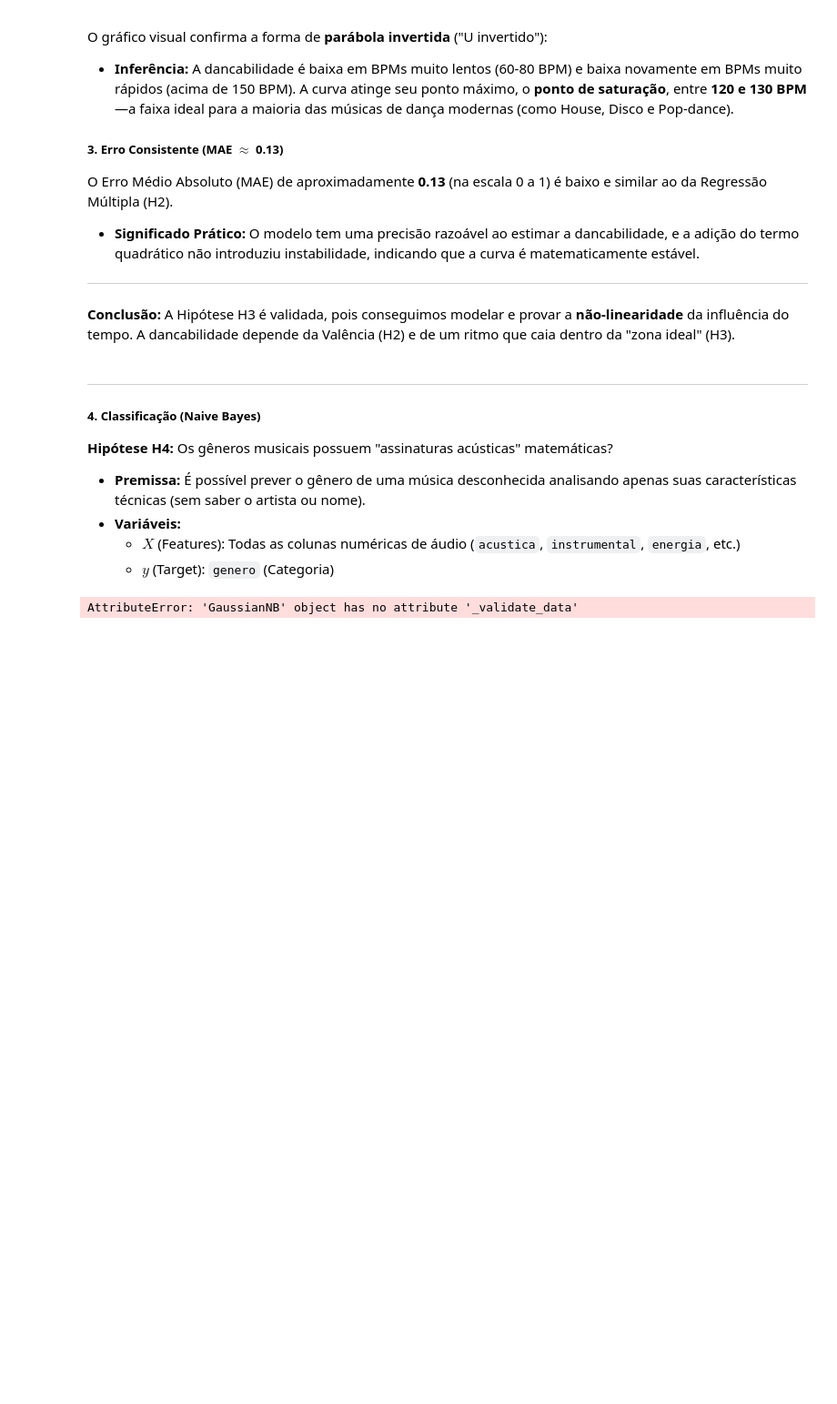
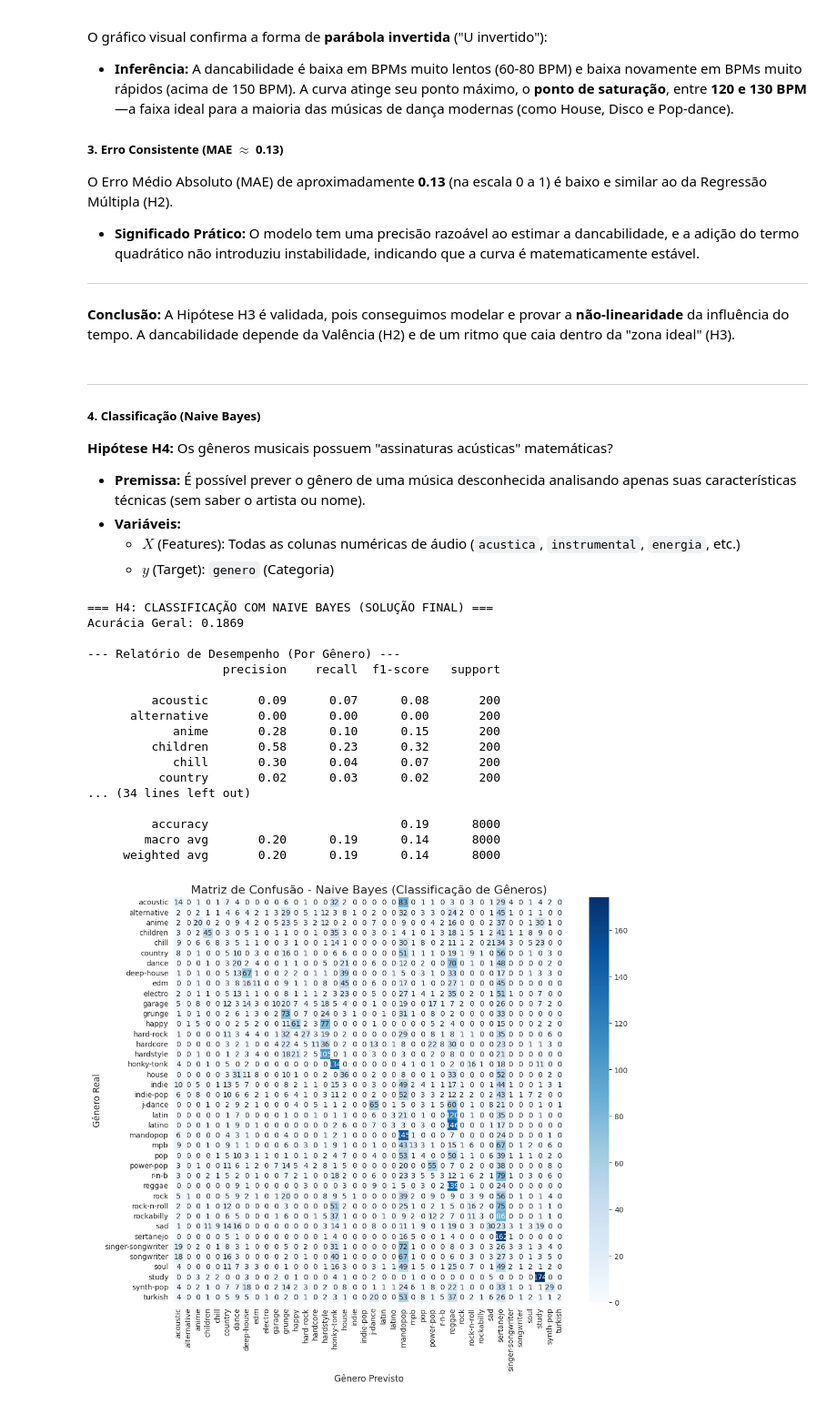
Before and after one commit to Lucca0404/RegressaoLinear, a Jupyter notebook: notebooks/02_regressao_linear.ipynb, the cells around one changed output. Shown at 91% size. Cells and saved outputs as stored; diff of their text form; code cells hidden in the pictures; blank space fills up the shorter version.

```diff
--- a/notebooks/02_regressao_linear.ipynb
+++ b/notebooks/02_regressao_linear.ipynb
@@ -480,7 +441,7 @@ O Erro Médio Absoluto (MAE) de aproximadamente **0.13** (na escala 0 a 1) é ba
 
 
 # 1. CARREGAMENTO E LIMPEZA DE DADOS
-df_clean = pd.read_csv('..\\data\\processed\\dataset_limpo.csv')
+df_clean = pd.read_csv('/content/RegressaoLinear/data/processed/dataset_limpo.csv')
 
 # 2. Seleção de Features e Alvo
 features = ['dancabilidade', 'energia', 'volume', 'falada',
@@ -510,31 +471,48 @@ X_train, X_test, y_train, y_test = train_test_split(
 scaler = StandardScaler()
 X_train_scaled = scaler.fit_transform(X_train)
 X_test_scaled = scaler.transform(X_test)
 
 # ==============================================================================
 # 7. IMPLEMENTAÇÃO E AVALIAÇÃO DO MODELO NAIVE BAYES (H4)
 # ==============================================================================
 modelo_nb = GaussianNB()
 modelo_nb.fit(X_train_scaled, y_train)
 y_pred = modelo_nb.predict(X_test_scaled)
 
 # 8. Avaliação de Desempenho
 acuracia = accuracy_score(y_test, y_pred)
 relatorio = classification_report(y_test, y_pred, target_names=classes_finais, zero_division=0)
 
 print("\n=== H4: CLASSIFICAÇÃO COM NAIVE BAYES (SOLUÇÃO FINAL) ===")
 print(f"Acurácia Geral: {acuracia:.4f}")
 print("\n--- Relatório de Desempenho (Por Gênero) ---")
 print(relatorio)
 
 # 9. Matriz de Confusão para Visualização
 cm = confusion_matrix(y_test, y_pred)
 plt.figure(figsize=(12, 10))
 sns.heatmap(cm, annot=True, fmt='d', cmap='Blues',
             xticklabels=classes_finais, yticklabels=classes_finais)
 plt.title('Matriz de Confusão - Naive Bayes (Classificação de Gêneros)', fontsize=16)
 plt.xlabel('Gênero Previsto', fontsize=12)
 plt.ylabel('Gênero Real', fontsize=12)
 plt.show()
 # %% [output]
-AttributeError: 'GaussianNB' object has no attribute '_validate_data'
+=== H4: CLASSIFICAÇÃO COM NAIVE BAYES (SOLUÇÃO FINAL) ===
+Acurácia Geral: 0.1869
+
+--- Relatório de Desempenho (Por Gênero) ---
+                   precision    recall  f1-score   support
+
+         acoustic       0.09      0.07      0.08       200
+      alternative       0.00      0.00      0.00       200
+            anime       0.28      0.10      0.15       200
+         children       0.58      0.23      0.32       200
+            chill       0.30      0.04      0.07       200
+          country       0.02      0.03      0.02       200
+... (34 lines left out)
+
+         accuracy                           0.19      8000
+        macro avg       0.20      0.19      0.14      8000
+     weighted avg       0.20      0.19      0.14      8000
+[figure, added]
```
Also changed, not shown: parts of 12 cells of this notebook.
